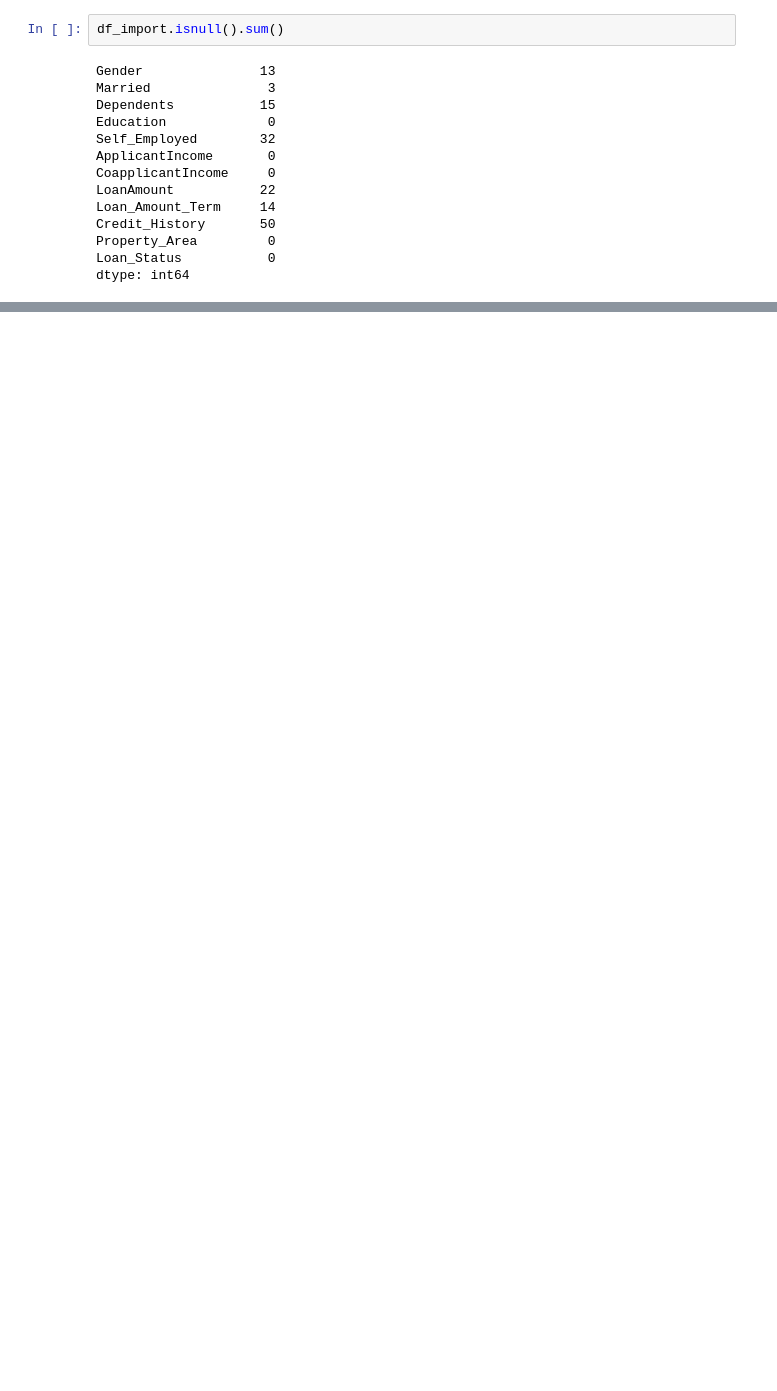
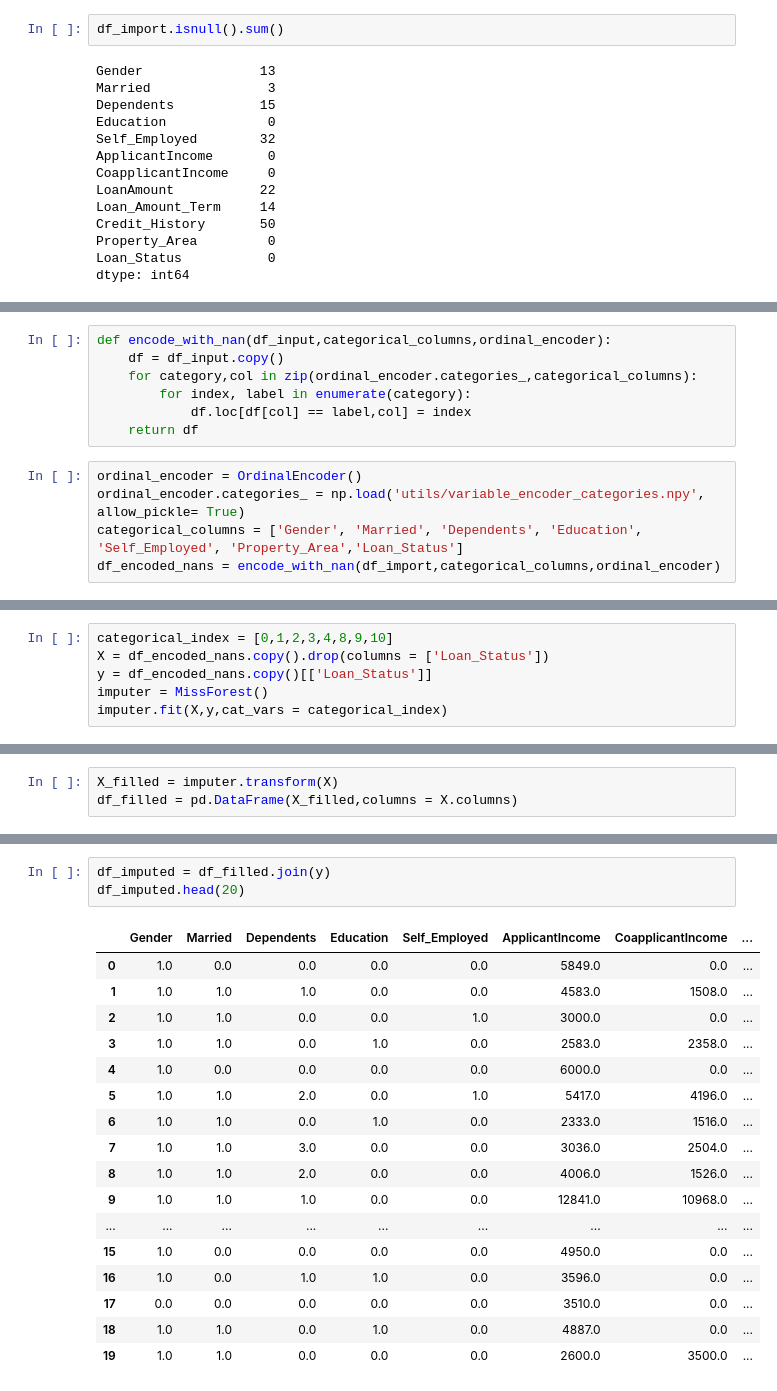
Before and after one commit to lucasthim/loan-prediction, a Jupyter notebook: 04_random_forest_data_imputation.ipynb, the cells around one changed output, grey strips where cells are left out. Cells and saved outputs as stored; diff of their text form; blank space fills up the shorter version.

```diff
--- a/04_random_forest_data_imputation.ipynb
+++ b/04_random_forest_data_imputation.ipynb
@@ -75,0 +58,12 @@ ValueError: could not convert string to float: 'Male'
+# %%
+def encode_with_nan(df_input,categorical_columns,ordinal_encoder):
+    df = df_input.copy()
+    for category,col in zip(ordinal_encoder.categories_,categorical_columns):
+        for index, label in enumerate(category):
+            df.loc[df[col] == label,col] = index
+    return df
+# %%
+ordinal_encoder = OrdinalEncoder()
+ordinal_encoder.categories_ = np.load('utils/variable_encoder_categories.npy', allow_pickle= True)
+categorical_columns = ['Gender', 'Married', 'Dependents', 'Education', 'Self_Employed', 'Property_Area','Loan_Status']
+df_encoded_nans = encode_with_nan(df_import,categorical_columns,ordinal_encoder)
@@ -75,0 +80,6 @@ ValueError: could not convert string to float: 'Male'
+# %%
+categorical_index = [0,1,2,3,4,8,9,10]
+X = df_encoded_nans.copy().drop(columns = ['Loan_Status'])
+y = df_encoded_nans.copy()[['Loan_Status']]
+imputer = MissForest()
+imputer.fit(X,y,cat_vars = categorical_index)
@@ -75,0 +94,3 @@ ValueError: could not convert string to float: 'Male'
+# %%
+X_filled = imputer.transform(X)
+df_filled = pd.DataFrame(X_filled,columns = X.columns)
@@ -75,0 +108,21 @@ ValueError: could not convert string to float: 'Male'
+# %%
+df_imputed = df_filled.join(y)
+df_imputed.head(20)
+# %% [output]
+|  | Gender | Married | Dependents | Education | Self_Employed | ApplicantIncome | CoapplicantIncome | ... |
+| 0 | 1.0 | 0.0 | 0.0 | 0.0 | 0.0 | 5849.0 | 0.0 | ... |
+| 1 | 1.0 | 1.0 | 1.0 | 0.0 | 0.0 | 4583.0 | 1508.0 | ... |
+| 2 | 1.0 | 1.0 | 0.0 | 0.0 | 1.0 | 3000.0 | 0.0 | ... |
+| 3 | 1.0 | 1.0 | 0.0 | 1.0 | 0.0 | 2583.0 | 2358.0 | ... |
+| 4 | 1.0 | 0.0 | 0.0 | 0.0 | 0.0 | 6000.0 | 0.0 | ... |
+| 5 | 1.0 | 1.0 | 2.0 | 0.0 | 1.0 | 5417.0 | 4196.0 | ... |
+| 6 | 1.0 | 1.0 | 0.0 | 1.0 | 0.0 | 2333.0 | 1516.0 | ... |
+| 7 | 1.0 | 1.0 | 3.0 | 0.0 | 0.0 | 3036.0 | 2504.0 | ... |
+| 8 | 1.0 | 1.0 | 2.0 | 0.0 | 0.0 | 4006.0 | 1526.0 | ... |
+| 9 | 1.0 | 1.0 | 1.0 | 0.0 | 0.0 | 12841.0 | 10968.0 | ... |
+| ... | ... | ... | ... | ... | ... | ... | ... | ... |
+| 15 | 1.0 | 0.0 | 0.0 | 0.0 | 0.0 | 4950.0 | 0.0 | ... |
+| 16 | 1.0 | 0.0 | 1.0 | 1.0 | 0.0 | 3596.0 | 0.0 | ... |
+| 17 | 0.0 | 0.0 | 0.0 | 0.0 | 0.0 | 3510.0 | 0.0 | ... |
+| 18 | 1.0 | 1.0 | 0.0 | 1.0 | 0.0 | 4887.0 | 0.0 | ... |
+| 19 | 1.0 | 1.0 | 0.0 | 0.0 | 0.0 | 2600.0 | 3500.0 | ... |
```
Also changed, not shown: parts of 21 cells of this notebook, 8 other files.
